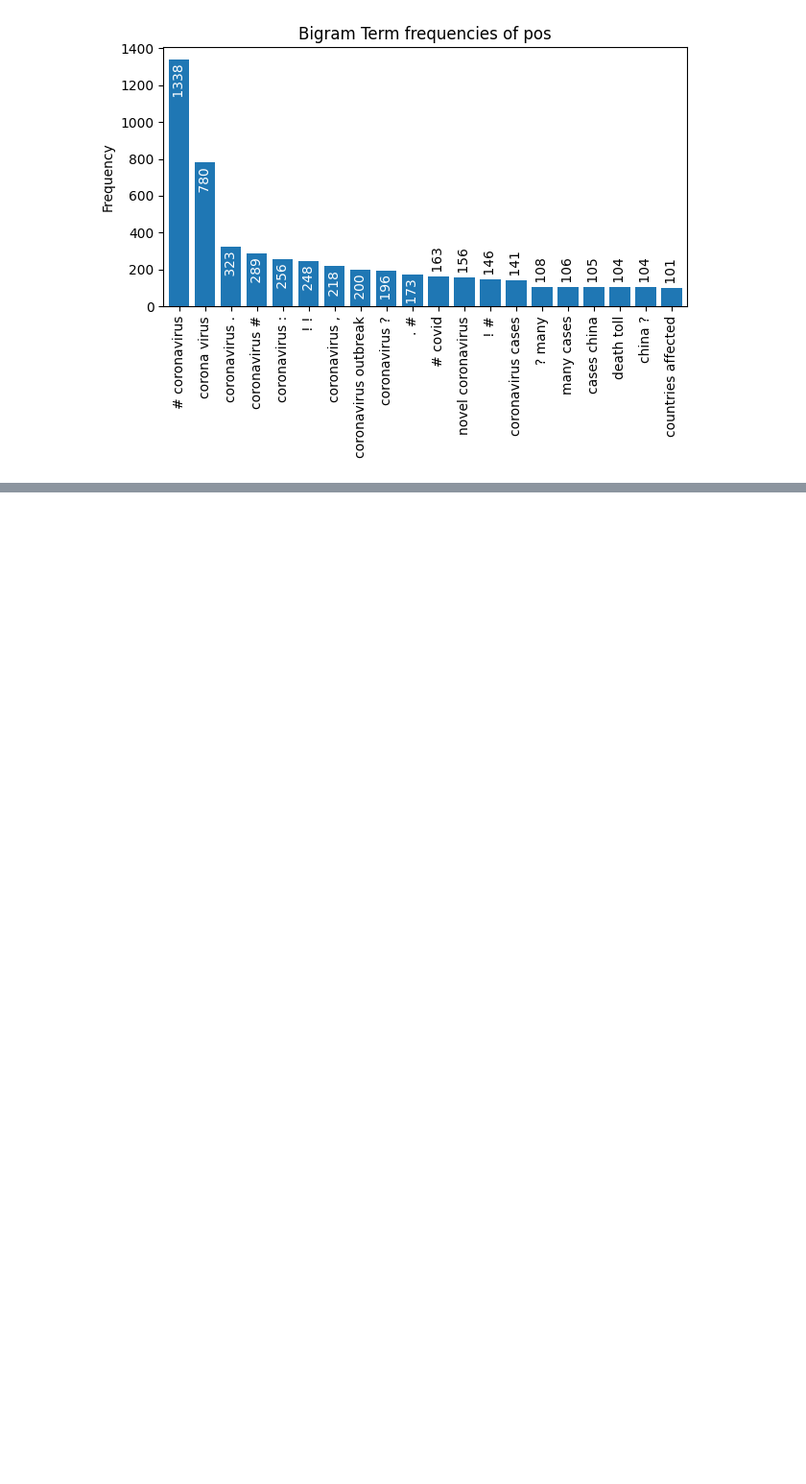
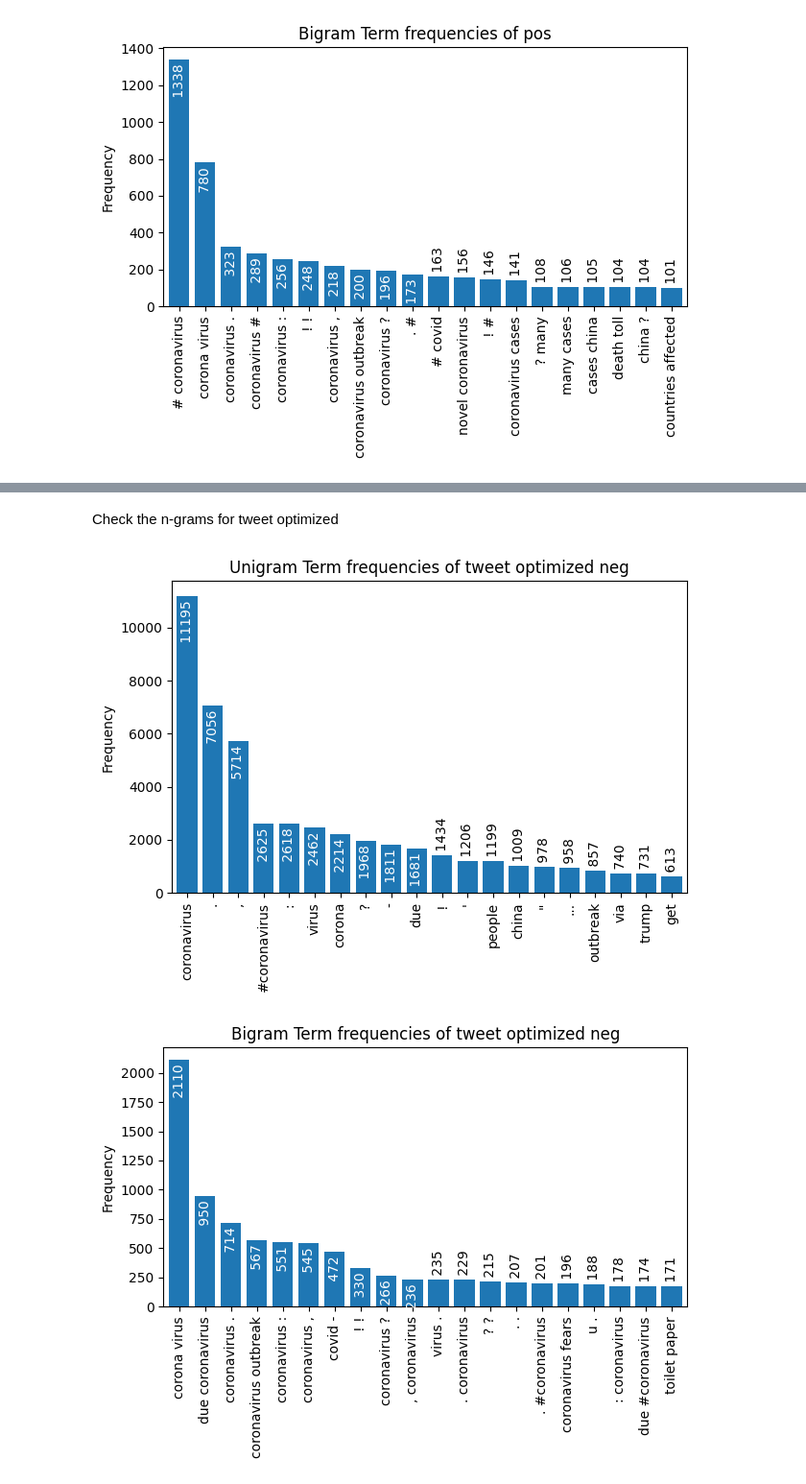
Before and after one commit to miam-bonbon/assignment-adv-nlp, a Jupyter notebook: adv_nlp_assignment_mh_02_text_normalization.ipynb, the cells around one changed output, grey strips where cells are left out. Shown: that part at 96% size. Saved outputs shown, nothing was run; the diff lists cells and outputs as text; code cells hidden in the pictures; blank space fills up the shorter version.

```diff
--- a/adv_nlp_assignment_mh_02_text_normalization.ipynb
+++ b/adv_nlp_assignment_mh_02_text_normalization.ipynb
@@ -418,12 +587,0 @@ and reprocess
-# %%
-%%time
-from fhnw.nlp.utils.normalize import normalize, tokenize, tokenize_lemma, tokenize_stem
-
-data = data[data.columns.drop(list(data.filter(regex='token_clean')))] # we always append
-data = parallelize_dataframe(data, normalize, field_read="cleaned_tweet", field_write="token_clean", stopwords=stopwords, stemmer=None, lemmanizer=None, lemma_with_ner=False)
-
-data = data[data.columns.drop(list(data.filter(regex='token_no_stopwords_clean')))] # we always append
-data = parallelize_dataframe(data, normalize, field_read="cleaned_tweet", field_write="token_no_stopwords_clean", stopwords=empty_stopwords, stemmer=None, lemmanizer=None, lemma_with_ner=False)
-
-data = data[data.columns.drop(list(data.filter(regex='text_clean')))] # we always append
-data = parallelize_dataframe(data, join_tokens, field_read="token_clean", field_write="text_clean", stopwords=empty_stopwords)
@@ -451,0 +588,14 @@ stopwords -= words_to_remove
+# %% [markdown]
+Check the n-grams for tweet optimized
+# %%
+from fhnw.nlp.utils.text import create_ngram_counts
+
+for label in data["label"].unique():
+  ngrams_1 = create_ngram_counts(data.loc[(data["label"] == label)], 1, "token_clean_tweet_tokenize")
+  ngrams_2 = create_ngram_counts(data.loc[(data["label"] == label)], 2, "token_clean_tweet_tokenize")
+
+  plot_ngram_counts(ngrams_1, 20, "Unigram Term frequencies of tweet optimized "+label)
+  plot_ngram_counts(ngrams_2, 20, "Bigram Term frequencies of tweet optimized "+label)
+# %% [output]
+[figure, added]
+[figure, added]
```
Also changed, not shown: parts of 27 cells of this notebook.
